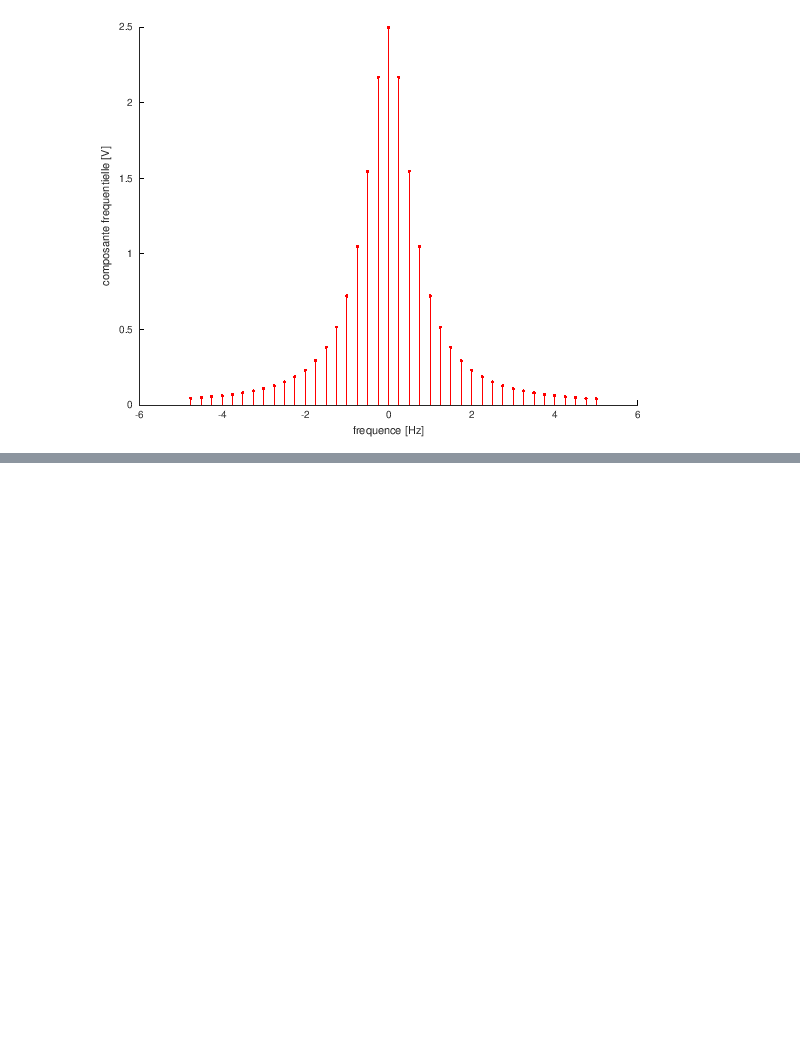
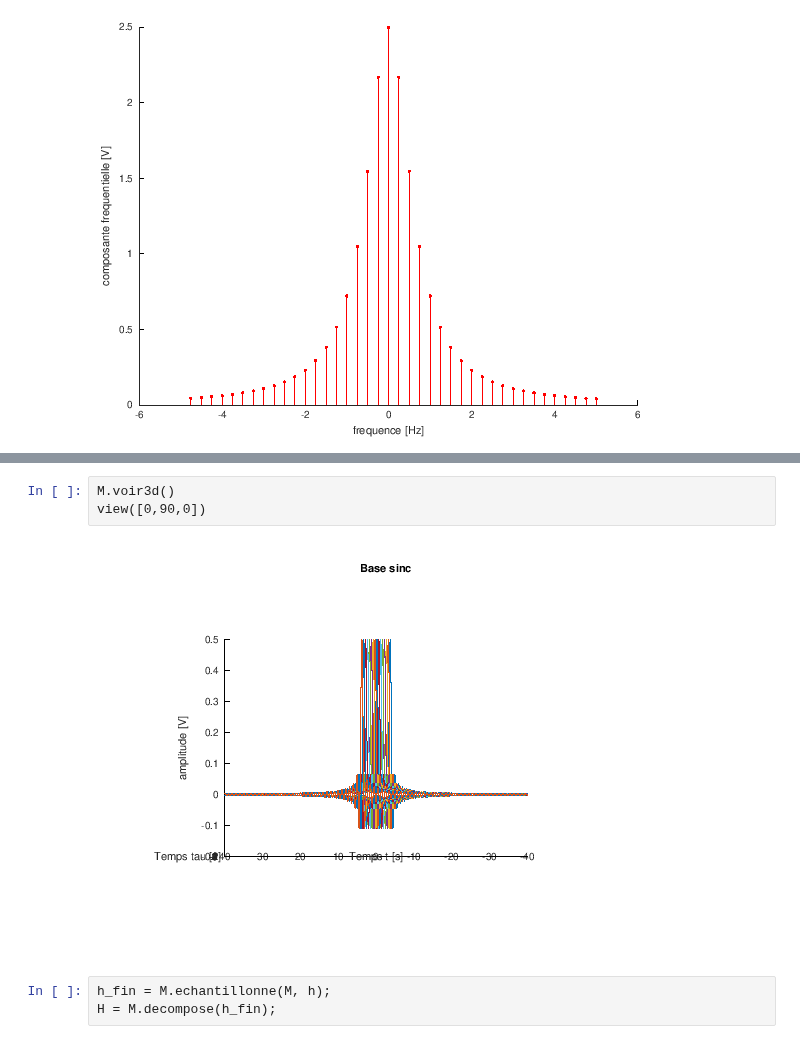
Before and after one commit to balaise31/Signal, a Jupyter notebook: continu/tps/decomposition_temporelle.ipynb, the cells around one changed output, grey strips where cells are left out. Cells and saved outputs as stored; diff of their text form; blank space fills up the shorter version.

```diff
--- a/continu/tps/decomposition_temporelle.ipynb
+++ b/continu/tps/decomposition_temporelle.ipynb
@@ -346,0 +352,8 @@ erreur_relative_pour_cent =  0.090350
+# %%
+M.voir3d()
+view([0,90,0])
+# %% [output]
+[figure, added]
+# %%
+h_fin = M.echantillonne(M, h);
+H = M.decompose(h_fin);
```
Also changed, not shown: parts of 5 cells of this notebook, 6 other files.
